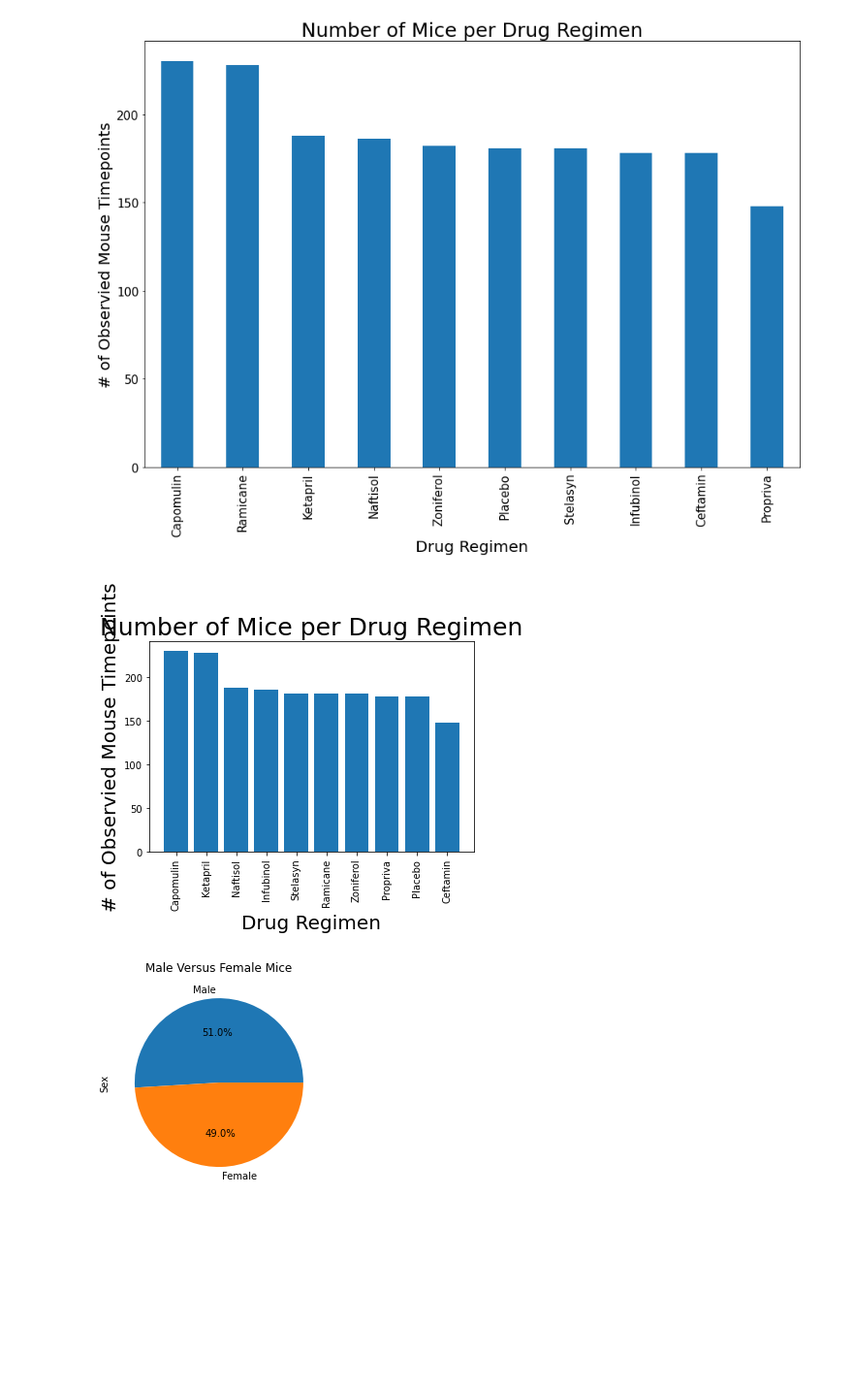
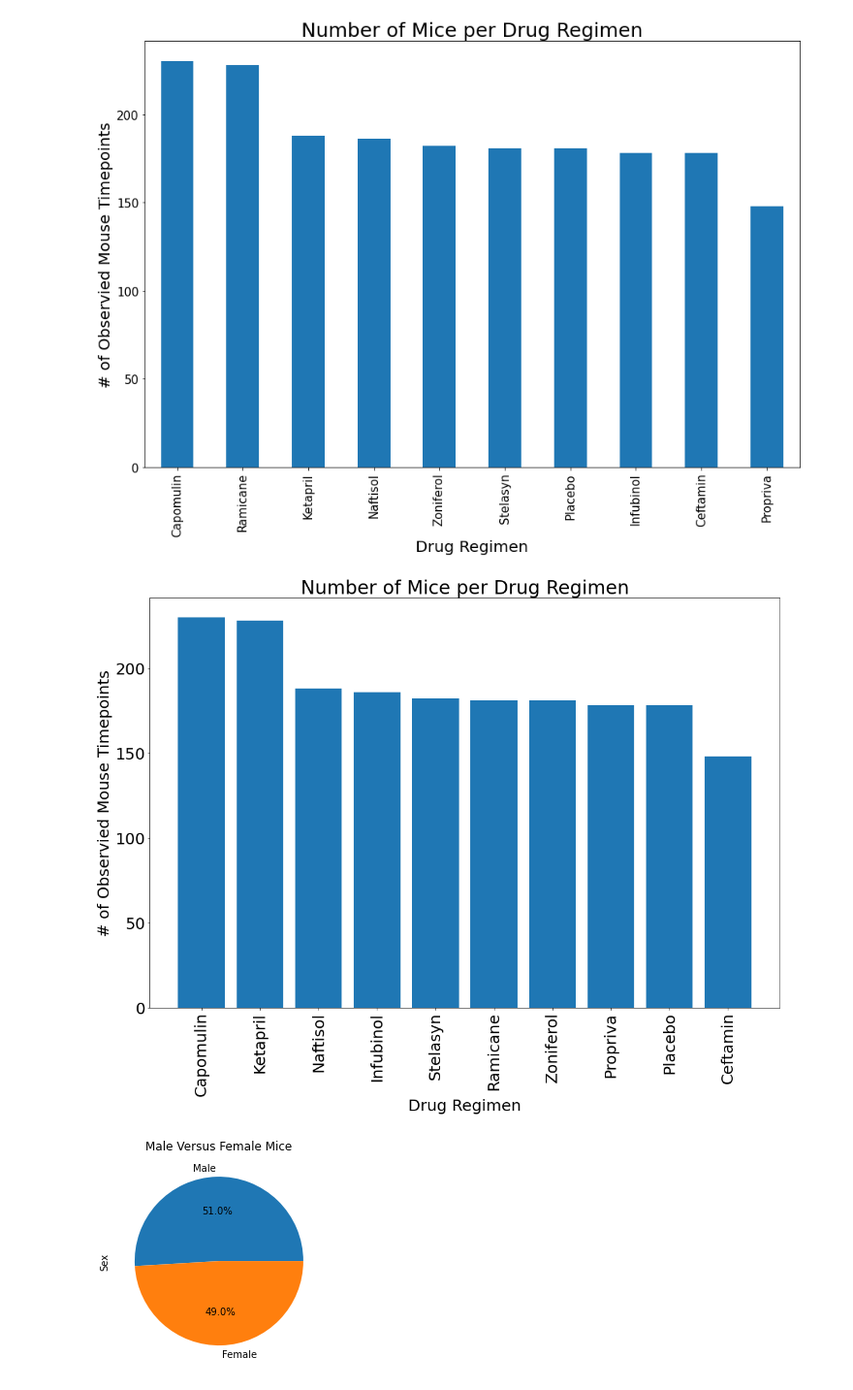
Before and after one commit to aliciahlavac/Pymaceuticals_Challenge, a Jupyter notebook: pymaceuticals.ipynb, the cells around one changed output. Shown at 97% size. Cells and saved outputs as stored; diff of their text form; code cells hidden in the pictures; blank space fills up the shorter version.

Commit message:
Finished Plots

```diff
--- a/pymaceuticals.ipynb
+++ b/pymaceuticals.ipynb
@@ -169,17 +169,19 @@ plt.show()
 # %%
 # Generate a bar plot showing the total number of rows (Mouse ID/Timepoints) for each drug regimen using pyplot.
 x_variable = clean_data["Drug Regimen"].unique()
 y_variable = clean_data["Drug Regimen"].value_counts()
 
 # Use PyPlot to plot a bar graph
-plt.bar(x_variable, y_variable, align="center")
-plt.title("Number of Mice per Drug Regimen", fontsize = 25)
-plt.xlabel("Drug Regimen", fontsize = 20)
-plt.ylabel("# of Observied Mouse Timepoints", fontsize = 20)
-plt.xticks(rotation=90)
+plt.figure(figsize = (18,12))
+figure = plt.bar(x_variable, y_variable, align="center")
+plt.title("Number of Mice per Drug Regimen", fontsize = 30)
+plt.xlabel("Drug Regimen", fontsize = 25)
+plt.ylabel("# of Observied Mouse Timepoints", fontsize = 25)
+plt.xticks(size = 25, rotation=90)
+plt.yticks(size = 25)
 plt.show()
 # %% [output]
-[figure, old version]
+[figure, new version]
 # %%
 # Generate a pie plot showing the distribution of female versus male mice using Pandas
 # Create a DataFrame compare male vs. female counts
```
Also changed, not shown: parts of 9 cells of this notebook.
